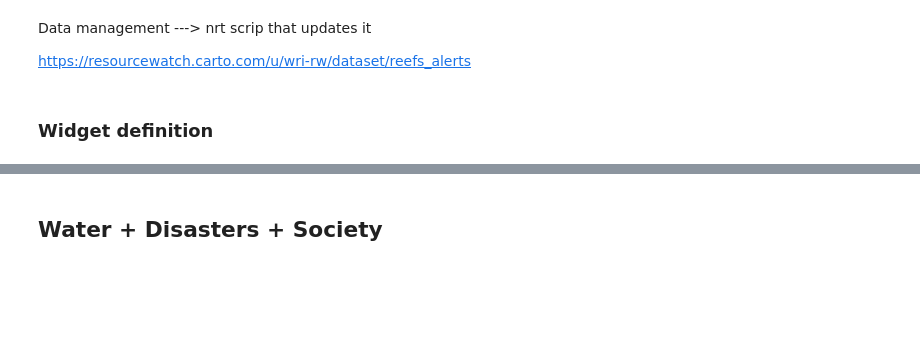
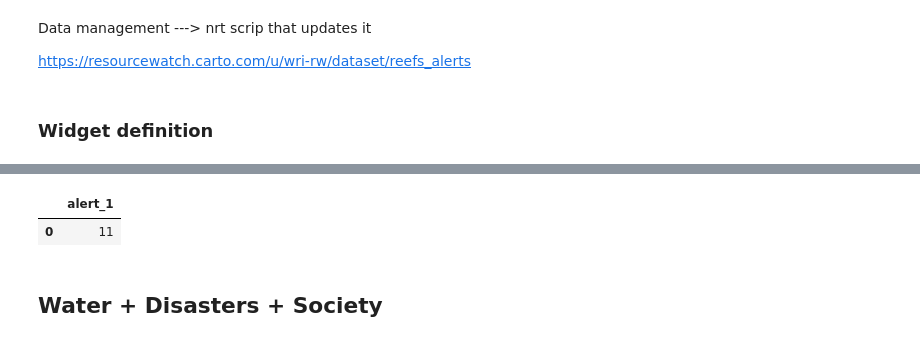
Before and after one commit to resource-watch/notebooks, a Jupyter notebook: ResourceWatch/dashboards/water_dashboard.ipynb, the cells around one changed output, grey strips where cells are left out. Cells and saved outputs as stored; diff of their text form; code cells hidden in the pictures; blank space fills up the shorter version.

```diff
--- a/ResourceWatch/dashboards/water_dashboard.ipynb
+++ b/ResourceWatch/dashboards/water_dashboard.ipynb
@@ -303,3 +319,12 @@ https://resourcewatch.carto.com/u/wri-rw/dataset/reefs_alerts
+# %%
+cartoQuery = "SELECT alert_1 as alerts FROM reefs_alerts"
+payload={'q': cartoQuery}
+r = json.dumps(requests.get(carto_url,params=payload).json()['rows'])
+water_city = pd.read_json(r, orient='records')
+water_city.head(3)
+# %% [output]
+|  | alert_1 |
+| 0 | 11 |
 # %% [markdown]
 ## Water + Disasters + Society
 # %% [markdown]
```
Also changed, not shown: parts of 4 cells of this notebook.
